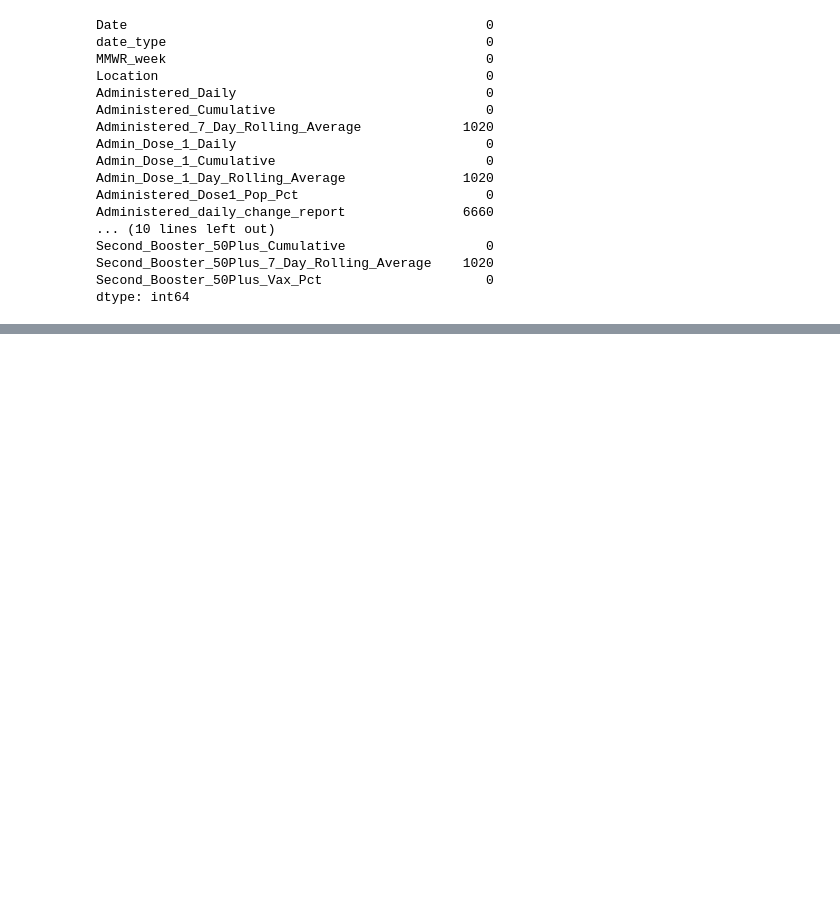
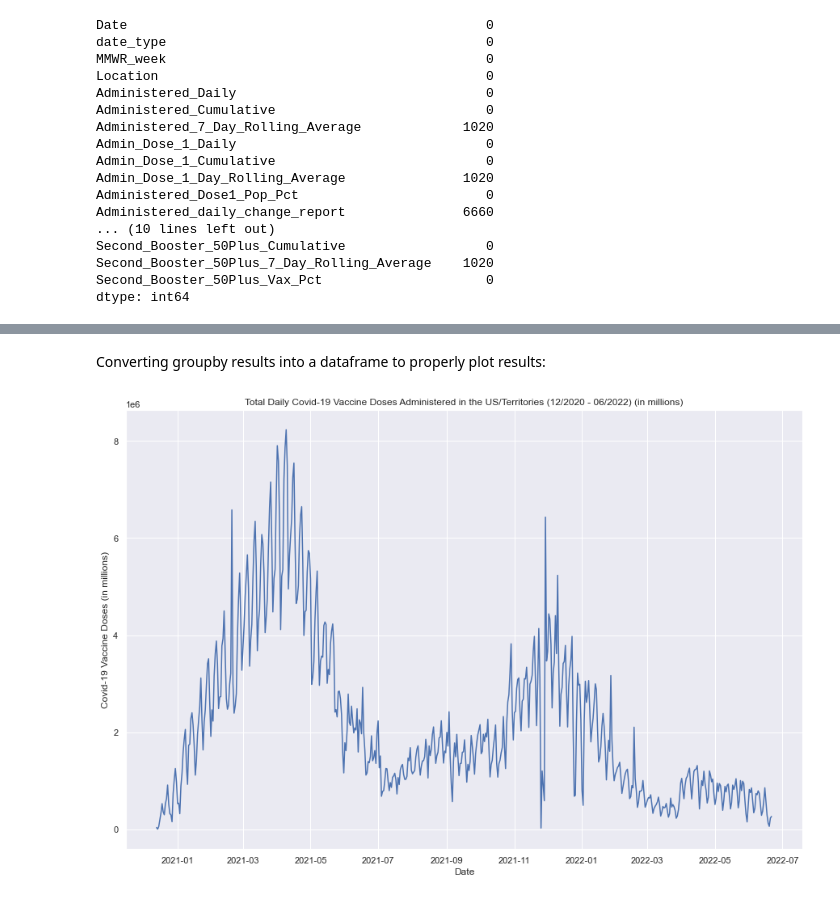
Before and after one commit to DeeVerma1/Project-4, a Jupyter notebook: code/02.2 - EDA-Vaccination.ipynb, the cells around one changed output, grey strips where cells are left out. Drawn from its saved outputs; the diff is of its cells as text; code cells hidden in the pictures; blank space fills up the shorter version.

```diff
--- a/code/02.2 - EDA-Vaccination.ipynb
+++ b/code/02.2 - EDA-Vaccination.ipynb
@@ -764,0 +761,4 @@ df_vacc.describe()
+# %%
+df_vacc.set_index("Date", inplace = True)
+# %%
+df_vacc.sort_index(inplace = True)
@@ -764,0 +767,2 @@ df_vacc.describe()
+# %%
+df_vacc_states = df_vacc[df_vacc["Location"] != "US"].copy()
@@ -764,0 +787,13 @@ df_vacc.describe()
+# %% [markdown]
+Converting groupby results into a dataframe to properly plot results:
+# %%
+a = df_vacc_states.groupby("Date")["Administered_Daily"].sum()
+daily_total_doses = a.to_frame()
+# %%
+plt.figure(figsize = (15,10))
+plt.plot(daily_total_doses.index, daily_total_doses["Administered_Daily"])
+plt.xlabel("Date")
+plt.ylabel("Covid-19 Vaccine Doses (in millions)")
+plt.title("Total Daily Covid-19 Vaccine Doses Administered in the US/Territories (12/2020 - 06/2022) (in millions)");
+# %% [output]
+[figure, added]
```
Also changed, not shown: parts of 43 cells of this notebook, 1 other file.
